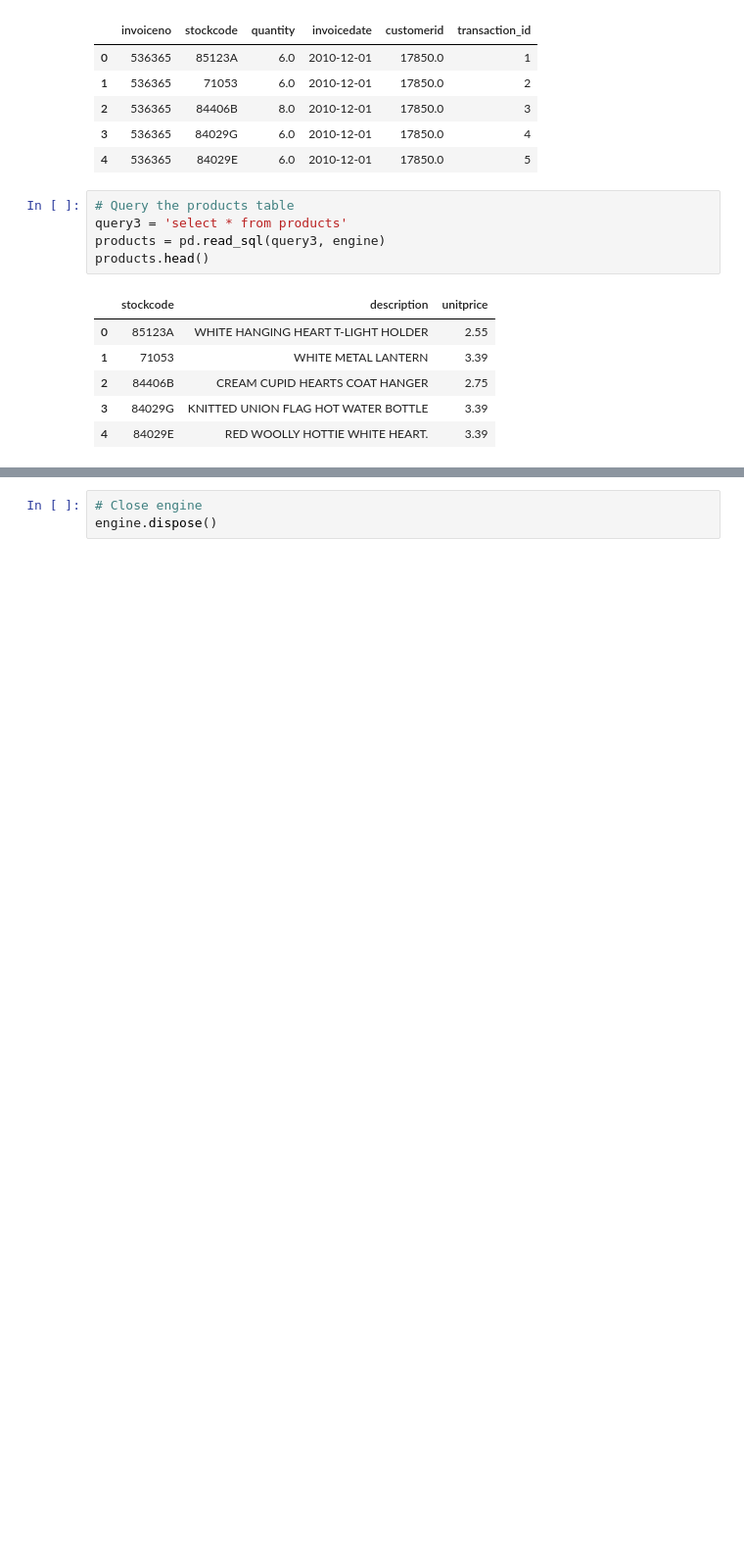
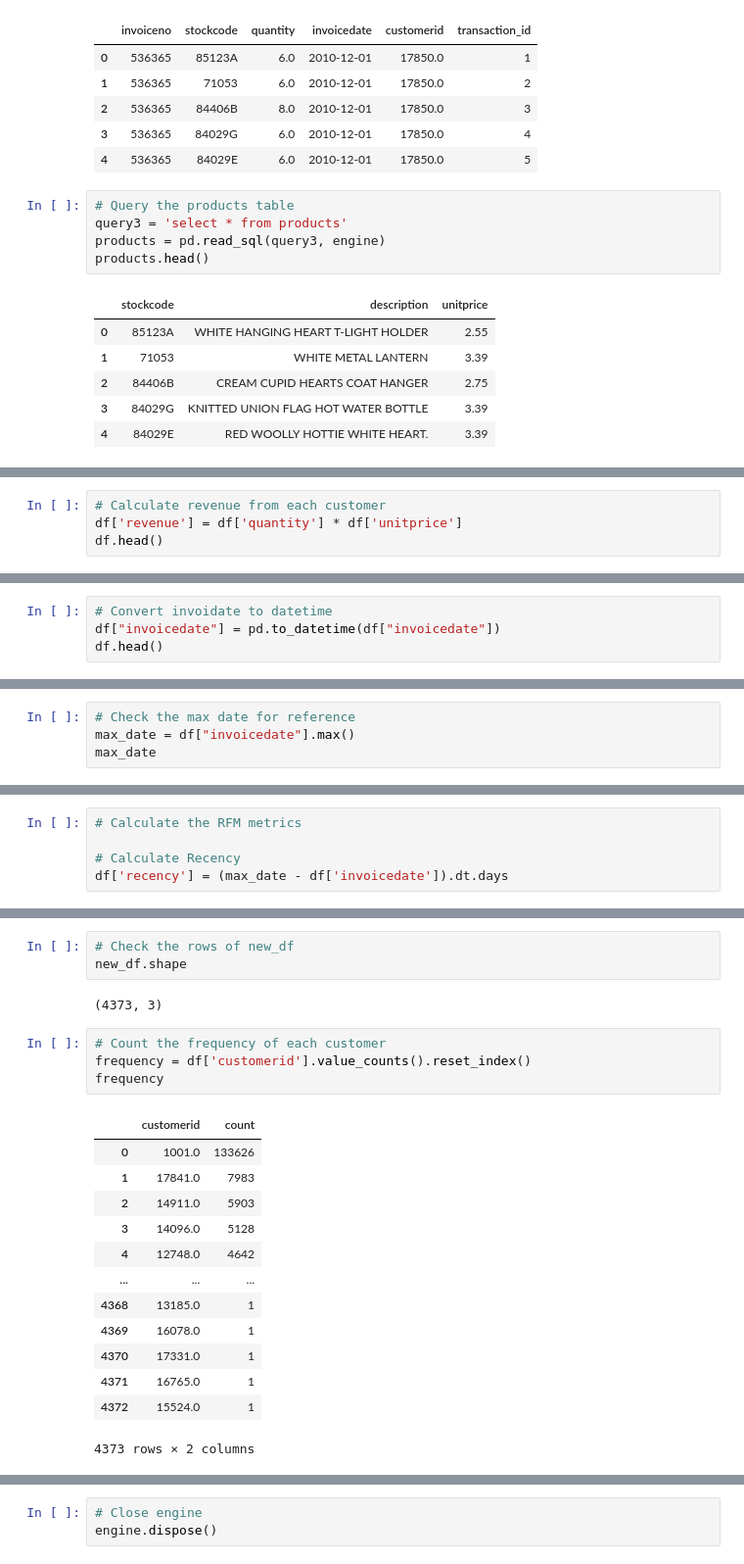
Before and after one commit to ruprekhab/market_analysis, a Jupyter notebook: kmeans.ipynb, the cells around one changed output, grey strips where cells are left out. Shown at 98% size. Drawn from its saved outputs; the diff is of its cells as text; blank space fills up the shorter version.

```diff
--- a/kmeans.ipynb
+++ b/kmeans.ipynb
@@ -100,0 +69,4 @@ Name: count, Length: 2111, dtype: int64
+# %%
+# Calculate revenue from each customer
+df['revenue'] = df['quantity'] * df['unitprice']
+df.head()
@@ -100,0 +80,4 @@ Name: count, Length: 2111, dtype: int64
+# %%
+# Convert invoidate to datetime
+df["invoicedate"] = pd.to_datetime(df["invoicedate"])
+df.head()
@@ -100,0 +91,4 @@ Name: count, Length: 2111, dtype: int64
+# %%
+# Check the max date for reference
+max_date = df["invoicedate"].max()
+max_date
@@ -100,0 +97,5 @@ Name: count, Length: 2111, dtype: int64
+# %%
+# Calculate the RFM metrics
+
+# Calculate Recency
+df['recency'] = (max_date - df['invoicedate']).dt.days
@@ -100,0 +134,23 @@ Name: count, Length: 2111, dtype: int64
+# %%
+# Check the rows of new_df
+new_df.shape
+# %% [output]
+(4373, 3)
+# %%
+# Count the frequency of each customer
+frequency = df['customerid'].value_counts().reset_index()
+frequency
+# %% [output]
+|  | customerid | count |
+| 0 | 1001.0 | 133626 |
+| 1 | 17841.0 | 7983 |
+| 2 | 14911.0 | 5903 |
+| 3 | 14096.0 | 5128 |
+| 4 | 12748.0 | 4642 |
+| ... | ... | ... |
+| 4368 | 13185.0 | 1 |
+| 4369 | 16078.0 | 1 |
+| 4370 | 17331.0 | 1 |
+| 4371 | 16765.0 | 1 |
+| 4372 | 15524.0 | 1 |
+4373 rows × 2 columns
```
Also changed, not shown: parts of 25 cells of this notebook.
